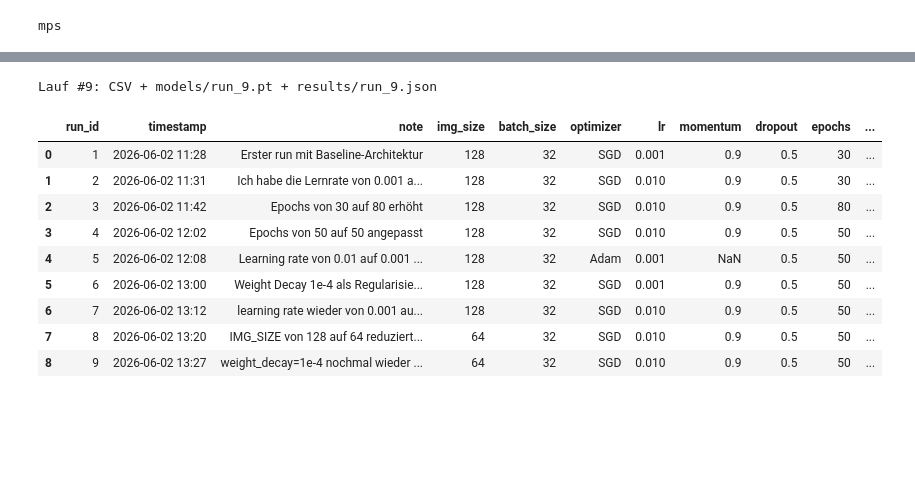
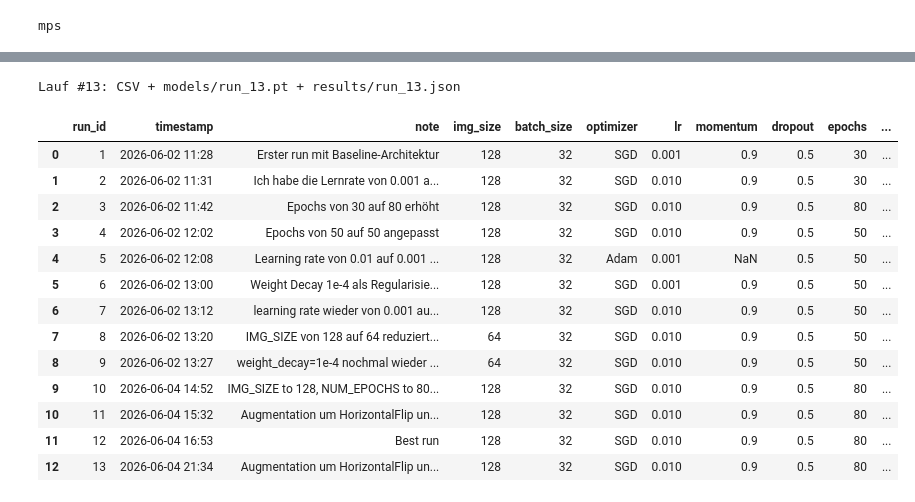
Before and after one commit to tjaarek/album-cover-genre-classifier, a Jupyter notebook: notebooks/02-album-classifier.ipynb, the cells around one changed output, grey strips where cells are left out. Saved outputs shown, nothing was run; the diff lists cells and outputs as text; code cells hidden in the pictures; blank space fills up the shorter version.

```diff
--- a/notebooks/02-album-classifier.ipynb
+++ b/notebooks/02-album-classifier.ipynb
@@ -93,8 +122,10 @@ print([train_set.classes[label.item()] for label in labels[:n_show]])
 # %%
 import torch.nn as nn
 import torch.nn.functional as F
+from collections import Counter
 
-# --- Modell-Architektur (Kap. 6.3) ---
+# --- Modell-Architektur ---
+torch.manual_seed(42)
 class CoverCNN(nn.Module):
     def __init__(self, num_classes=10, dropout=0.5):
         super().__init__()
@@ -126,5 +157,13 @@ class CoverCNN(nn.Module):
 
 # --- Modell, Loss, Optimizer (alles aus dem Konfig-Block) ---
 model     = CoverCNN(num_classes=NUM_CLASSES, dropout=DROPOUT).to(device)
-loss_fn   = nn.CrossEntropyLoss()
+
+# Klassenhäufigkeiten im Trainingsset (alphabetische Label-Reihenfolge)
+counts = Counter(train_set.targets)
+class_counts = torch.tensor([counts[i] for i in range(NUM_CLASSES)], dtype=torch.float)
+class_weights = (class_counts.sum() / (NUM_CLASSES * class_counts)).to(device)
+print("Klassengewichte:", class_weights)
+
+loss_fn   = nn.CrossEntropyLoss(weight=class_weights)
+
 optimizer = torch.optim.SGD(model.parameters(), lr=LEARNING_RATE, momentum=0.9) # torch.optim.Adam(model.parameters(), lr=LEARNING_RATE) # torch.optim.SGD(model.parameters(), lr=LEARNING_RATE, momentum=0.9)
@@ -138,6 +180,9 @@ val_accuracy   = torchmetrics.Accuracy(task="multiclass", num_classes=NUM_CLASSE
 # Verläufe (für die spätere Overfitting-Auswertung)
 train_loss_hist, train_acc_hist = {}, {}
 val_loss_hist,   val_acc_hist   = {}, {}
+
+best_val_acc = 0.0
+BEST_PATH = "../models/best_run13.pt"
 
 for epoch in range(NUM_EPOCHS):
 
@@ -181,6 +226,12 @@ for epoch in range(NUM_EPOCHS):
     val_loss_hist[epoch] = running_val_loss / num_val_batches
     val_acc_hist[epoch]  = val_accuracy.compute().item()
 
+    # bestes Modell sichern, sobald val-Accuracy sich verbessert
+    if val_acc_hist[epoch] > best_val_acc:
+        best_val_acc = val_acc_hist[epoch]
+        torch.save(model.state_dict(), BEST_PATH)
+        print(f"  -> neuer Best-Checkpoint @ Epoche {epoch}: {best_val_acc:.4f}")
+
     train_accuracy.reset()             # Metriken für nächste Epoche zurücksetzen
     val_accuracy.reset()
 
@@ -237,7 +288,7 @@ from datetime import datetime
 from pathlib import Path
 
 # --- HIER pro Lauf anpassen: was hast du verändert? ---
-RUN_NOTE = "weight_decay=1e-4 nochmal wieder raus nehmen"
+RUN_NOTE = "Augmentation um HorizontalFlip und Rotation erweitert"
 
 LOG_FILE    = Path("../experiments.csv")
 MODELS_DIR  = Path("../models")
@@ -278,31 +329,35 @@ row = {
 }
 log = pd.concat([log, pd.DataFrame([row])], ignore_index=True)
 log.to_csv(LOG_FILE, index=False)
 
 # 2) Modellgewichte sichern
 torch.save(model.state_dict(), MODELS_DIR / f"run_{run_id}.pt")
 
 # 3) vollständige Verläufe sichern (zum späteren Re-Plotten)
 history = {
     "train_loss": list(train_loss_hist.values()),
     "val_loss":   list(val_loss_hist.values()),
     "train_acc":  list(train_acc_hist.values()),
     "val_acc":    list(val_acc_hist.values()),
 }
 with open(RESULTS_DIR / f"run_{run_id}.json", "w") as f:
     json.dump(history, f)
 
 print(f"Lauf #{run_id}: CSV + models/run_{run_id}.pt + results/run_{run_id}.json")
 log
 # %% [output]
-Lauf #9: CSV + models/run_9.pt + results/run_9.json
+Lauf #13: CSV + models/run_13.pt + results/run_13.json
 |  | run_id | timestamp | note | img_size | batch_size | optimizer | lr | momentum | dropout | epochs | ... |
 | 0 | 1 | 2026-06-02 11:28 | Erster run mit Baseline-Architektur | 128 | 32 | SGD | 0.001 | 0.9 | 0.5 | 30 | ... |
 | 1 | 2 | 2026-06-02 11:31 | Ich habe die Lernrate von 0.001 a... | 128 | 32 | SGD | 0.010 | 0.9 | 0.5 | 30 | ... |
 | 2 | 3 | 2026-06-02 11:42 | Epochs von 30 auf 80 erhöht | 128 | 32 | SGD | 0.010 | 0.9 | 0.5 | 80 | ... |
 | 3 | 4 | 2026-06-02 12:02 | Epochs von 50 auf 50 angepasst | 128 | 32 | SGD | 0.010 | 0.9 | 0.5 | 50 | ... |
 | 4 | 5 | 2026-06-02 12:08 | Learning rate von 0.01 auf 0.001 ... | 128 | 32 | Adam | 0.001 | NaN | 0.5 | 50 | ... |
 | 5 | 6 | 2026-06-02 13:00 | Weight Decay 1e-4 als Regularisie... | 128 | 32 | SGD | 0.001 | 0.9 | 0.5 | 50 | ... |
 | 6 | 7 | 2026-06-02 13:12 | learning rate wieder von 0.001 au... | 128 | 32 | SGD | 0.010 | 0.9 | 0.5 | 50 | ... |
 | 7 | 8 | 2026-06-02 13:20 | IMG_SIZE von 128 auf 64 reduziert... | 64 | 32 | SGD | 0.010 | 0.9 | 0.5 | 50 | ... |
 | 8 | 9 | 2026-06-02 13:27 | weight_decay=1e-4 nochmal wieder ... | 64 | 32 | SGD | 0.010 | 0.9 | 0.5 | 50 | ... |
+| 9 | 10 | 2026-06-04 14:52 | IMG_SIZE to 128, NUM_EPOCHS to 80... | 128 | 32 | SGD | 0.010 | 0.9 | 0.5 | 80 | ... |
+| 10 | 11 | 2026-06-04 15:32 | Augmentation um HorizontalFlip un... | 128 | 32 | SGD | 0.010 | 0.9 | 0.5 | 80 | ... |
+| 11 | 12 | 2026-06-04 16:53 | Best run | 128 | 32 | SGD | 0.010 | 0.9 | 0.5 | 80 | ... |
+| 12 | 13 | 2026-06-04 21:34 | Augmentation um HorizontalFlip un... | 128 | 32 | SGD | 0.010 | 0.9 | 0.5 | 80 | ... |
```
Also changed, not shown: parts of 5 cells of this notebook, 14 other files.
